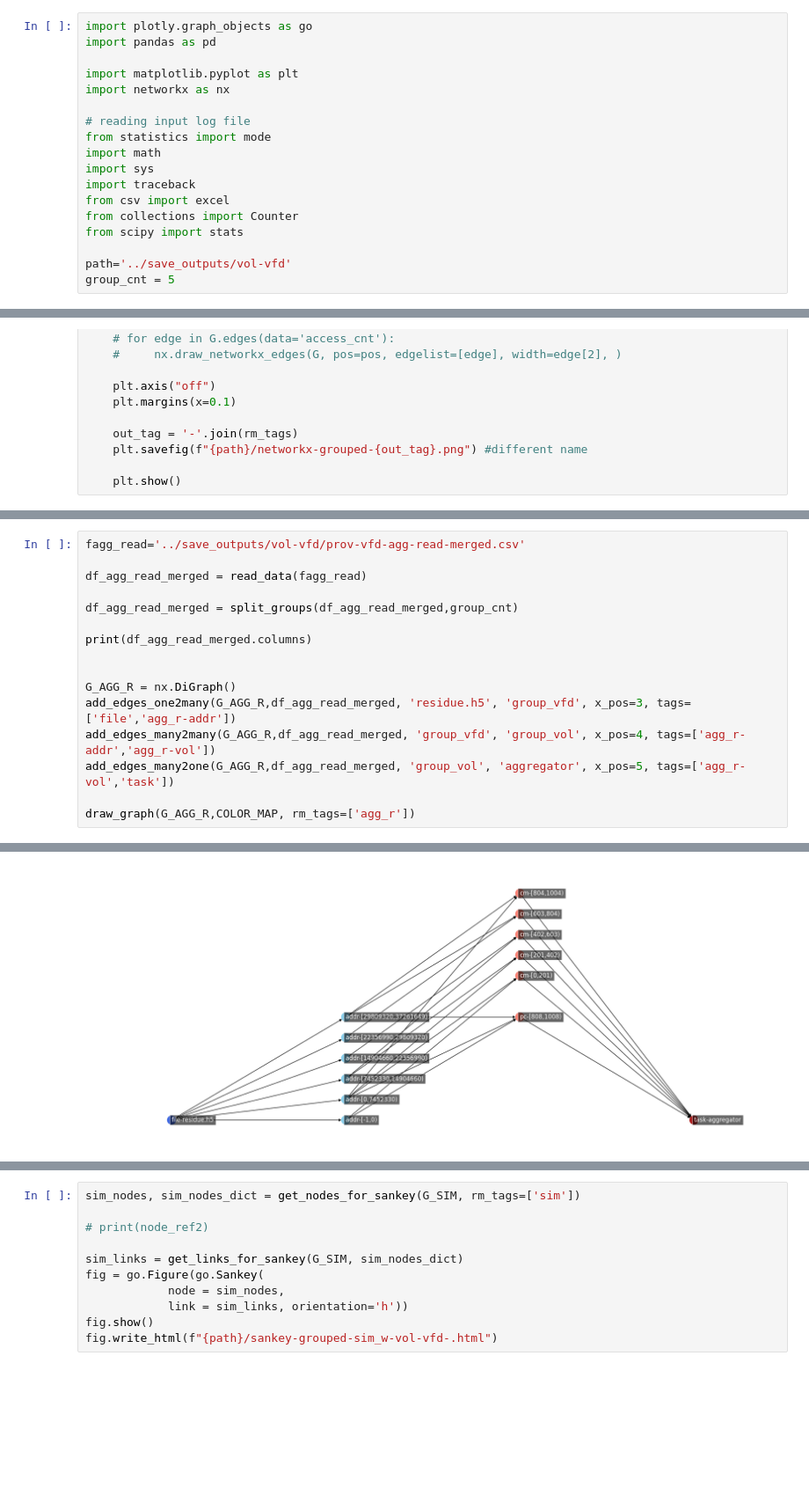
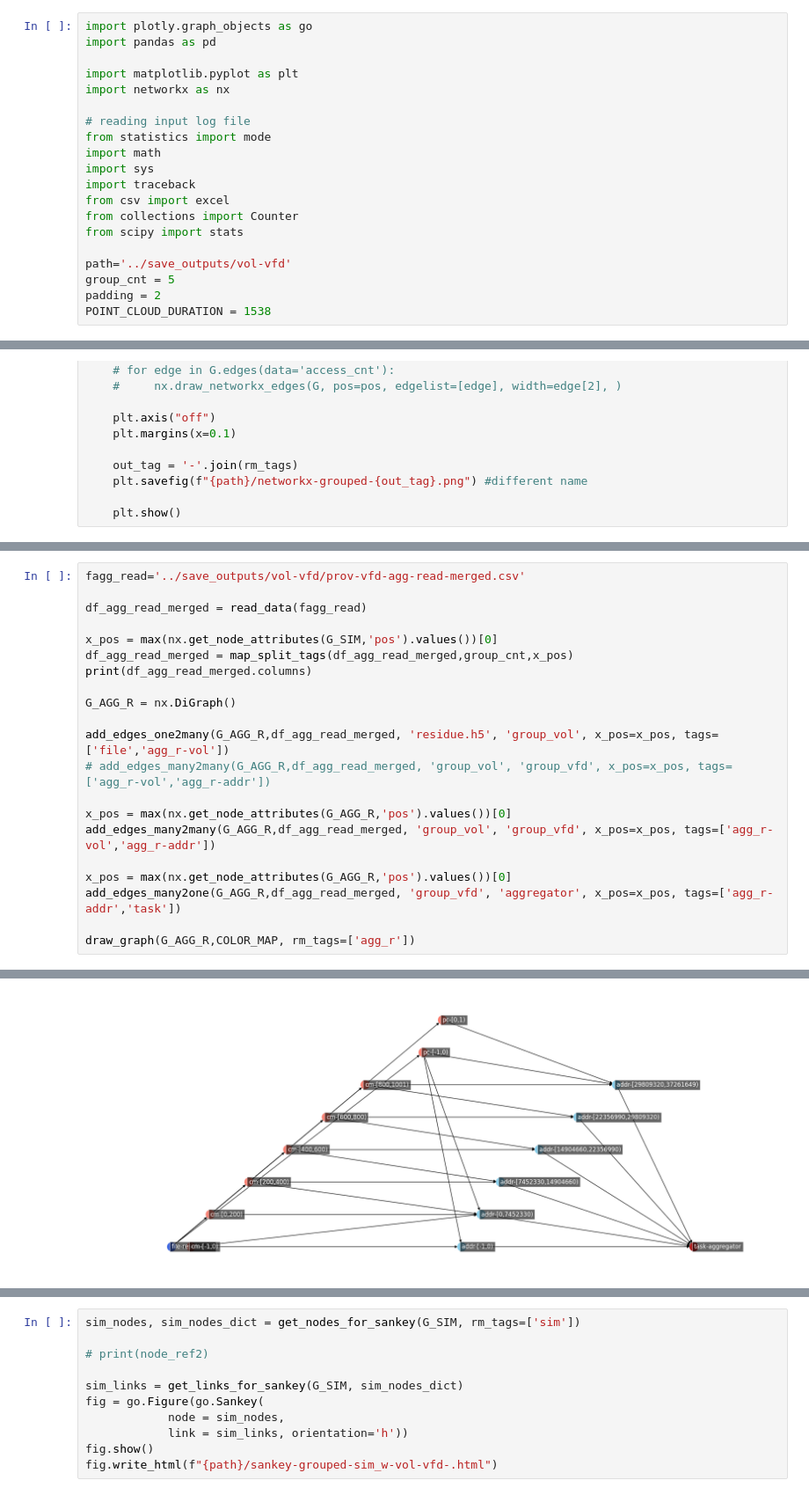
Before and after one commit to candiceT233/local-co-scheduling, a Jupyter notebook: analysis_scripts/grouped_VOLVFD_Graph_SimAgg.ipynb, the cells around one changed output, grey strips where cells are left out. Shown at 88% size. Drawn from its saved outputs; the diff is of its cells as text; blank space fills up the shorter version.

```diff
--- a/analysis_scripts/grouped_VOLVFD_Graph_SimAgg.ipynb
+++ b/analysis_scripts/grouped_VOLVFD_Graph_SimAgg.ipynb
@@ -16,3 +16,5 @@ from scipy import stats
 
 path='../save_outputs/vol-vfd'
 group_cnt = 5
+padding = 2
+POINT_CLOUD_DURATION = 1538
@@ -388,15 +509,20 @@ fagg_read='../save_outputs/vol-vfd/prov-vfd-agg-read-merged.csv'
 
 df_agg_read_merged = read_data(fagg_read)
 
-df_agg_read_merged = split_groups(df_agg_read_merged,group_cnt)
-
+x_pos = max(nx.get_node_attributes(G_SIM,'pos').values())[0]
+df_agg_read_merged = map_split_tags(df_agg_read_merged,group_cnt,x_pos)
 print(df_agg_read_merged.columns)
 
+G_AGG_R = nx.DiGraph()
 
-G_AGG_R = nx.DiGraph()
-add_edges_one2many(G_AGG_R,df_agg_read_merged, 'residue.h5', 'group_vfd', x_pos=3, tags=['file','agg_r-addr'])
-add_edges_many2many(G_AGG_R,df_agg_read_merged, 'group_vfd', 'group_vol', x_pos=4, tags=['agg_r-addr','agg_r-vol'])
-add_edges_many2one(G_AGG_R,df_agg_read_merged, 'group_vol', 'aggregator', x_pos=5, tags=['agg_r-vol','task'])
+add_edges_one2many(G_AGG_R,df_agg_read_merged, 'residue.h5', 'group_vol', x_pos=x_pos, tags=['file','agg_r-vol'])
+# add_edges_many2many(G_AGG_R,df_agg_read_merged, 'group_vol', 'group_vfd', x_pos=x_pos, tags=['agg_r-vol','agg_r-addr'])
+
+x_pos = max(nx.get_node_attributes(G_AGG_R,'pos').values())[0]
+add_edges_many2many(G_AGG_R,df_agg_read_merged, 'group_vol', 'group_vfd', x_pos=x_pos, tags=['agg_r-vol','agg_r-addr'])
+
+x_pos = max(nx.get_node_attributes(G_AGG_R,'pos').values())[0]
+add_edges_many2one(G_AGG_R,df_agg_read_merged, 'group_vfd', 'aggregator', x_pos=x_pos, tags=['agg_r-addr','task'])
 
 draw_graph(G_AGG_R,COLOR_MAP, rm_tags=['agg_r'])
 # %% [output]
@@ -410,5 +536,5 @@ Index(['data_label_vol', 'object_idx_vol', 'dset_name', 'access_size_vol',
       dtype='object')
-[figure, old version]
+[figure, new version]
 # %%
 fagg_write='../save_outputs/vol-vfd/prov-vfd-agg-write-merged.csv'
 
```
Also changed, not shown: parts of 10 cells of this notebook, 10 other files.
